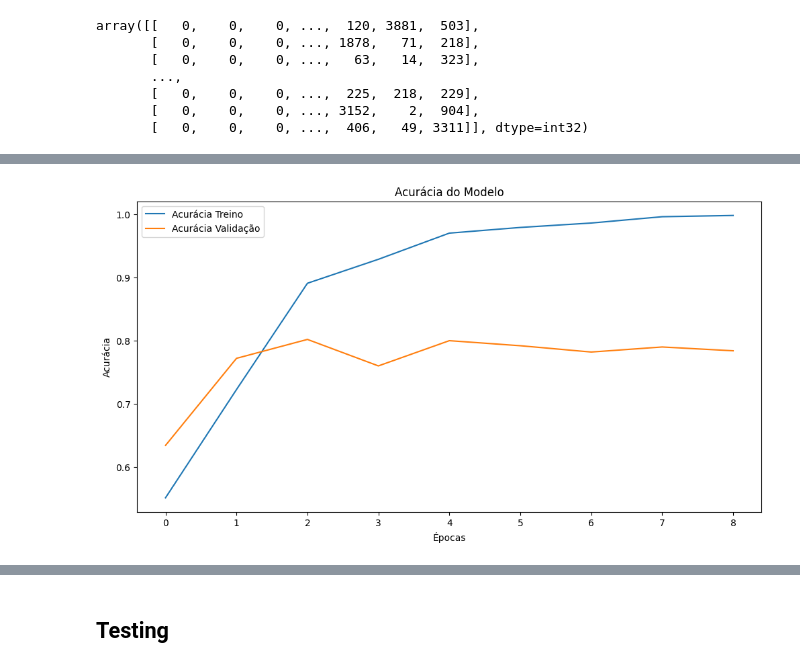
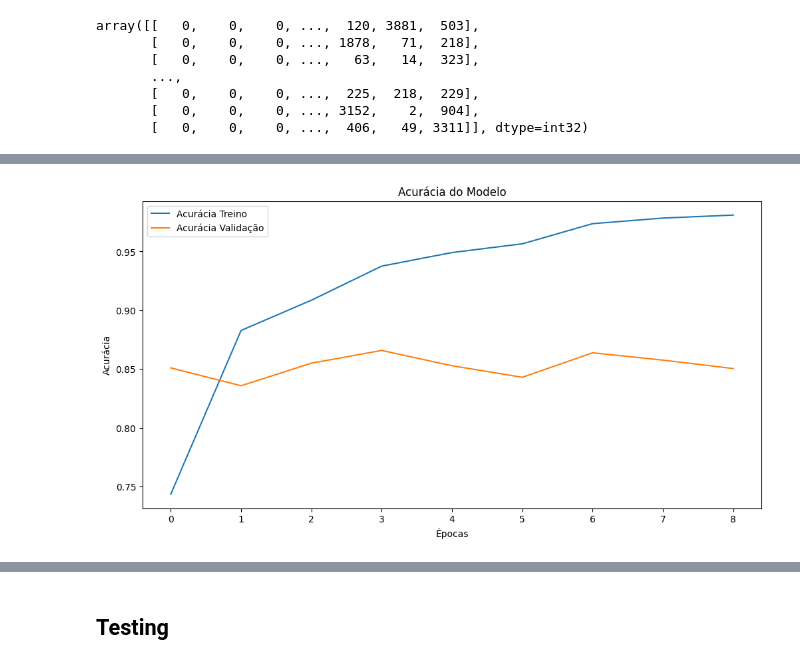
Before and after one commit to erlonL/deep-learning-lista2, a Jupyter notebook: 4-lstm-sentiment.ipynb, the cells around one changed output, grey strips where cells are left out. Cells and saved outputs as stored; diff of their text form; code cells hidden in the pictures.

```diff
--- a/4-lstm-sentiment.ipynb
+++ b/4-lstm-sentiment.ipynb
@@ -279,7 +280,7 @@ LSTM_OUT_NUM = 128
 early_stopping = EarlyStopping(
     monitor='val_loss',
     min_delta=0,
-    patience=15,
+    patience=5,
     verbose=1,
     mode='auto',
     restore_best_weights=True
@@ -289,18 +290,18 @@ def now():
     from datetime import datetime
     return datetime.now().strftime('%Y-%m-%d %H:%M:%S')
 # %%
-model1 = Sequential()
+model = Sequential()
 
-model1.add(Embedding(
+model.add(Embedding(
     input_dim=tokenizer.num_words,
     output_dim=EMBED_DIM,
     input_length=MAX_LENGTH
 ))
-model1.add(LSTM(LSTM_OUT_NUM))
-model1.add(Dropout(0.5))
-model1.add(Dense(1, activation='sigmoid'))
+model.add(LSTM(LSTM_OUT_NUM))
+model.add(Dropout(0.5))
+model.add(Dense(1, activation='sigmoid'))
 
-model1.compile(
+model.compile(
     optimizer='adam',
     loss='binary_crossentropy',
     metrics=['accuracy']
@@ -313,11 +314,11 @@ checkpoint = ModelCheckpoint(
     mode='min'
 )
 
-history1 = model1.fit(
+history = model.fit(
     train_sequences,
     train_labels,
-    epochs=100,
-    batch_size=64,
+    epochs=10,
+    batch_size=128,
     validation_split=0.2,
     callbacks=[early_stopping, checkpoint]
 )
@@ -328,12 +346,12 @@ KeyboardInterrupt:
 # %%
 # plot
 plt.figure(figsize=(12, 6))
-plt.plot(history1.history['accuracy'], label='Acurácia Treino')
-plt.plot(history1.history['val_accuracy'], label='Acurácia Validação')
+plt.plot(history.history['accuracy'], label='Acurácia Treino')
+plt.plot(history.history['val_accuracy'], label='Acurácia Validação')
 plt.title('Acurácia do Modelo')
 plt.xlabel('Épocas')
 plt.ylabel('Acurácia')
 plt.legend()
 plt.show()
 # %% [output]
-[figure, old version]
+[figure, new version]
```
Also changed, not shown: parts of 12 cells of this notebook.
